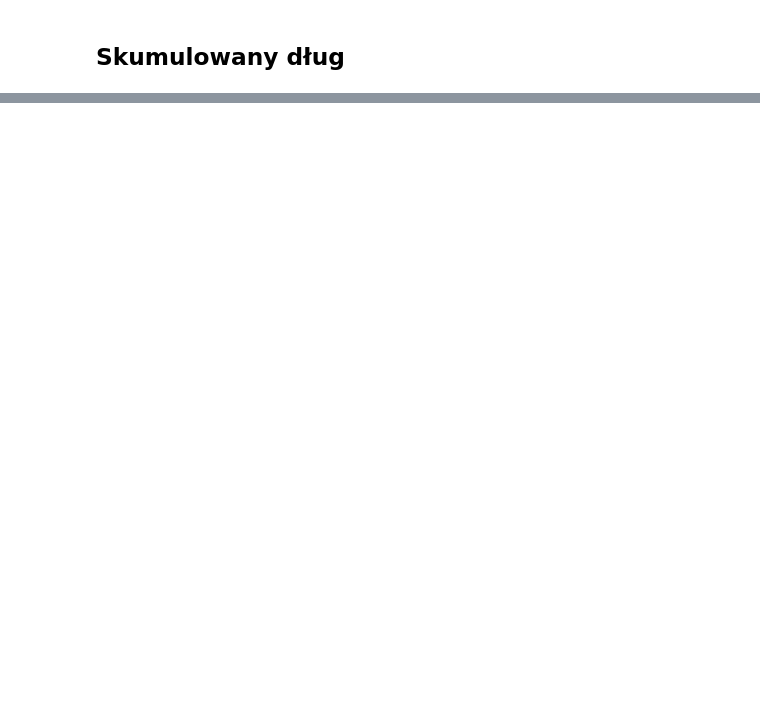
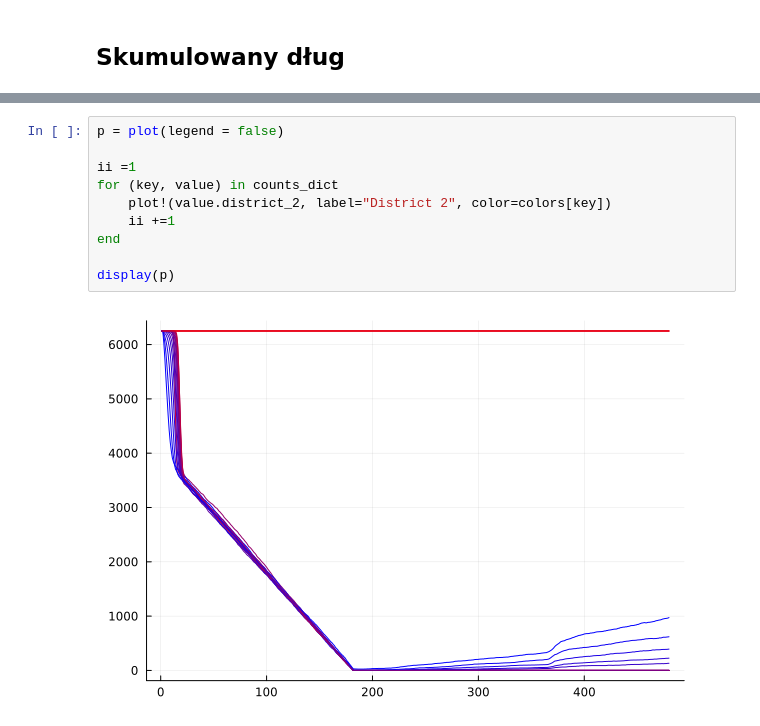
Before and after one commit to Rybakowski/raport_2, a Jupyter notebook: raport_2.ipynb, the cells around one changed output, grey strips where cells are left out. Saved outputs shown, nothing was run; the diff lists cells and outputs as text; blank space fills up the shorter version.

```diff
--- a/raport_2.ipynb
+++ b/raport_2.ipynb
@@ -432,0 +575,12 @@ plot(dlug_df.x1)
+# %%
+p = plot(legend = false)
+
+ii =1
+for (key, value) in counts_dict
+    plot!(value.district_2, label="District 2", color=colors[key])
+    ii +=1
+end
+
+display(p)
+# %% [output]
+[figure, added]
```
Also changed, not shown: parts of 31 cells of this notebook, 1 other file.
